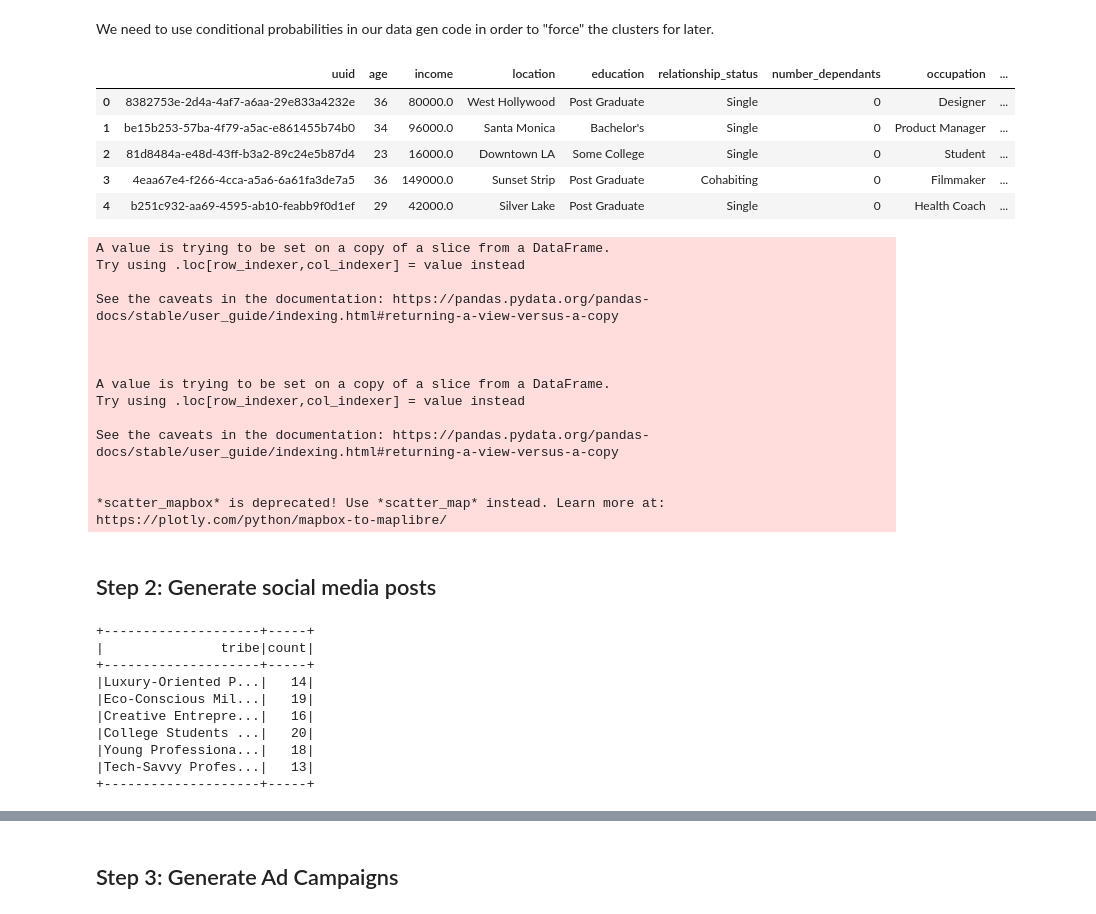
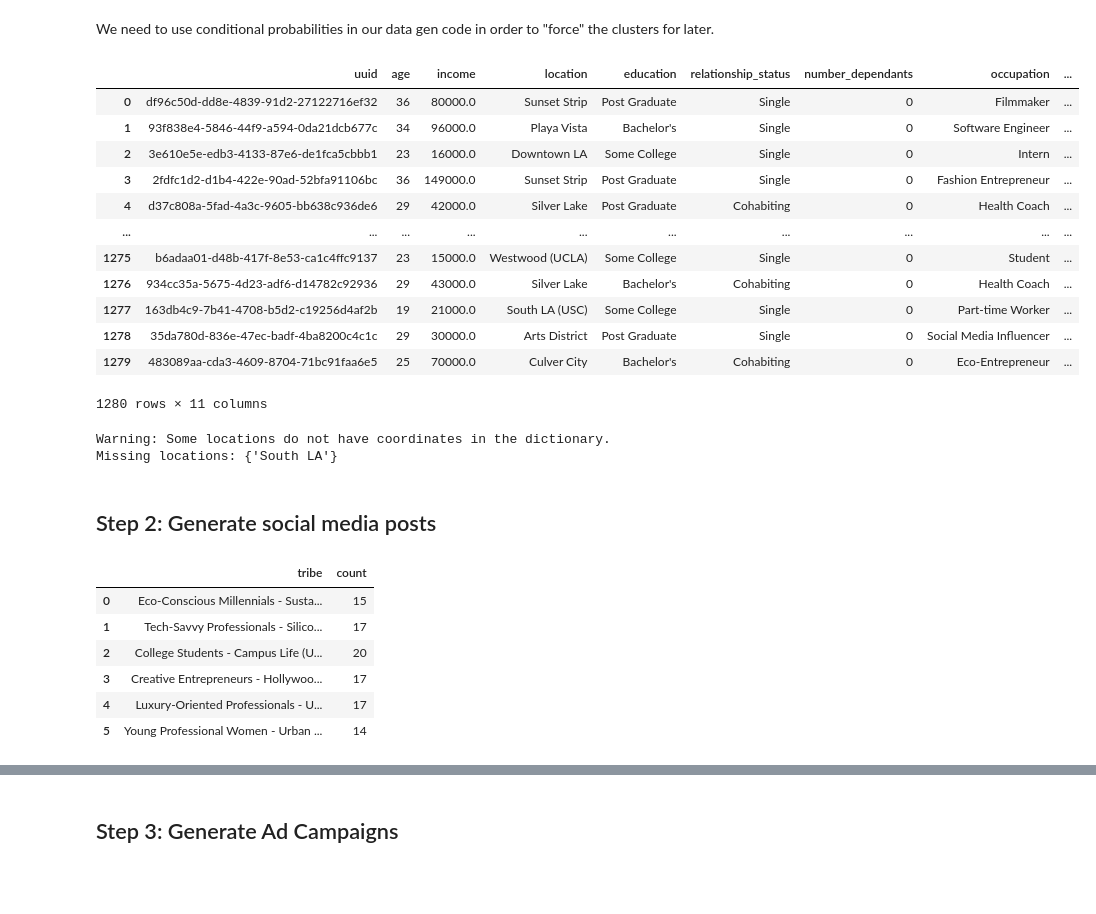
Before and after one commit to jacksandom/ai-audience-profiles, a Jupyter notebook: 01_data_generation.ipynb, the cells around one changed output, grey strips where cells are left out. Drawn from its saved outputs; the diff is of its cells as text; code cells hidden in the pictures; blank space fills up the shorter version.

Commit message:
tribe data

```diff
--- a/01_data_generation.ipynb
+++ b/01_data_generation.ipynb
@@ -65,6 +66,16 @@ fake = Faker()
 
 # Define the tribe sizes and their descriptions
 tribe_sizes = {
+    "Young Professional Women - Urban Explorers": 250,
+    "Tech-Savvy Professionals - Silicon Beach Innovators": 200,
+    "Creative Entrepreneurs - Hollywood Creatives": 150,
+    "Eco-Conscious Millennials - Sustainable Lifestyle": 180,
+    "Luxury-Oriented Professionals - Upscale Lifestyles": 200,
+    "College Students - Campus Life (UCLA / USC)": 300,
+}
+
+# Define the tribe sizes and their descriptions
+tribe_sizes_location = {
     "Young Professional Women - Urban Explorers (Downtown LA / Arts District)": 250,
     "Tech-Savvy Professionals - Silicon Beach Innovators (Venice Beach / Santa Monica)": 200,
     "Creative Entrepreneurs - Hollywood Creatives (West Hollywood / Beverly Hills)": 150,
@@ -72,7 +83,6 @@ tribe_sizes = {
     "Luxury-Oriented Professionals - Upscale Lifestyles (Beverly Hills / Bel Air)": 200,
     "College Students - Campus Life (UCLA / USC)": 300,
 }
-
 # Function to generate data for LA-based tribes
 def generate_la_tribe_data(tribe_name, size):
     if "Urban Explorers" in tribe_name:
@@ -163,14 +173,21 @@ demographic_df['created_at'] = [
 # %%
 # Display the first few records of the generated dataset
 
-demographic_df.head()
+display(demographic_df)
 # %% [output]
 |  | uuid | age | income | location | education | relationship_status | number_dependants | occupation | ... |
-| 0 | 8382753e-2d4a-4af7-a6aa-29e833a4232e | 36 | 80000.0 | West Hollywood | Post Graduate | Single | 0 | Designer | ... |
-| 1 | be15b253-57ba-4f79-a5ac-e861455b74b0 | 34 | 96000.0 | Santa Monica | Bachelor's | Single | 0 | Product Manager | ... |
-| 2 | 81d8484a-e48d-43ff-b3a2-89c24e5b87d4 | 23 | 16000.0 | Downtown LA | Some College | Single | 0 | Student | ... |
-| 3 | 4eaa67e4-f266-4cca-a5a6-6a61fa3de7a5 | 36 | 149000.0 | Sunset Strip | Post Graduate | Cohabiting | 0 | Filmmaker | ... |
-| 4 | b251c932-aa69-4595-ab10-feabb9f0d1ef | 29 | 42000.0 | Silver Lake | Post Graduate | Single | 0 | Health Coach | ... |
+| 0 | df96c50d-dd8e-4839-91d2-27122716ef32 | 36 | 80000.0 | Sunset Strip | Post Graduate | Single | 0 | Filmmaker | ... |
+| 1 | 93f838e4-5846-44f9-a594-0da21dcb677c | 34 | 96000.0 | Playa Vista | Bachelor's | Single | 0 | Software Engineer | ... |
+| 2 | 3e610e5e-edb3-4133-87e6-de1fca5cbbb1 | 23 | 16000.0 | Downtown LA | Some College | Single | 0 | Intern | ... |
+| 3 | 2fdfc1d2-d1b4-422e-90ad-52bfa91106bc | 36 | 149000.0 | Sunset Strip | Post Graduate | Single | 0 | Fashion Entrepreneur | ... |
+| 4 | d37c808a-5fad-4a3c-9605-bb638c936de6 | 29 | 42000.0 | Silver Lake | Post Graduate | Cohabiting | 0 | Health Coach | ... |
+| ... | ... | ... | ... | ... | ... | ... | ... | ... | ... |
+| 1275 | b6adaa01-d48b-417f-8e53-ca1c4ffc9137 | 23 | 15000.0 | Westwood (UCLA) | Some College | Single | 0 | Student | ... |
+| 1276 | 934cc35a-5675-4d23-adf6-d14782c92936 | 29 | 43000.0 | Silver Lake | Bachelor's | Cohabiting | 0 | Health Coach | ... |
+| 1277 | 163db4c9-7b41-4708-b5d2-c19256d4af2b | 19 | 21000.0 | South LA (USC) | Some College | Single | 0 | Part-time Worker | ... |
+| 1278 | 35da780d-836e-47ec-badf-4ba8200c4c1c | 29 | 30000.0 | Arts District | Post Graduate | Single | 0 | Social Media Influencer | ... |
+| 1279 | 483089aa-cda3-4609-8704-71bc91faa6e5 | 25 | 70000.0 | Culver City | Bachelor's | Cohabiting | 0 | Eco-Entrepreneur | ... |
+1280 rows × 11 columns
 # %%
 import pandas as pd
 import plotly.express as px
@@ -236,20 +253,8 @@ fig.update_layout(
 
 fig.show()
 # %% [output]
-A value is trying to be set on a copy of a slice from a DataFrame.
-Try using .loc[row_indexer,col_indexer] = value instead
-
-See the caveats in the documentation: https://pandas.pydata.org/pandas-docs/stable/user_guide/indexing.html#returning-a-view-versus-a-copy
-
-
-
-A value is trying to be set on a copy of a slice from a DataFrame.
-Try using .loc[row_indexer,col_indexer] = value instead
-
-See the caveats in the documentation: https://pandas.pydata.org/pandas-docs/stable/user_guide/indexing.html#returning-a-view-versus-a-copy
-
-
-*scatter_mapbox* is deprecated! Use *scatter_map* instead. Learn more at: https://plotly.com/python/mapbox-to-maplibre/
+Warning: Some locations do not have coordinates in the dictionary.
+Missing locations: {'South LA'}
 # %% [markdown]
 ## Step 2: Generate social media posts
 # %%
@@ -319,18 +324,15 @@ combinations_df = pd.DataFrame(combinations)
 # %%
 combinations_sdf = spark.createDataFrame(combinations_df)
 # %%
-combinations_sdf.groupBy("tribe").count().show()
+display(combinations_sdf.groupBy("tribe").count())
 # %% [output]
-+--------------------+-----+
-|               tribe|count|
-+--------------------+-----+
-|Luxury-Oriented P...|   14|
-|Eco-Conscious Mil...|   19|
-|Creative Entrepre...|   16|
-|College Students ...|   20|
-|Young Professiona...|   18|
-|Tech-Savvy Profes...|   13|
-+--------------------+-----+
+|  | tribe | count |
+| 0 | Eco-Conscious Millennials - Susta... | 15 |
+| 1 | Tech-Savvy Professionals - Silico... | 17 |
+| 2 | College Students - Campus Life (U... | 20 |
+| 3 | Creative Entrepreneurs - Hollywoo... | 17 |
+| 4 | Luxury-Oriented Professionals - U... | 17 |
+| 5 | Young Professional Women - Urban ... | 14 |
 # %%
 # Creat temp view for AI_QUERY
 combinations_sdf.createOrReplaceTempView("sampled_audience")
```
Also changed, not shown: parts of 7 cells of this notebook, 2 other files.
